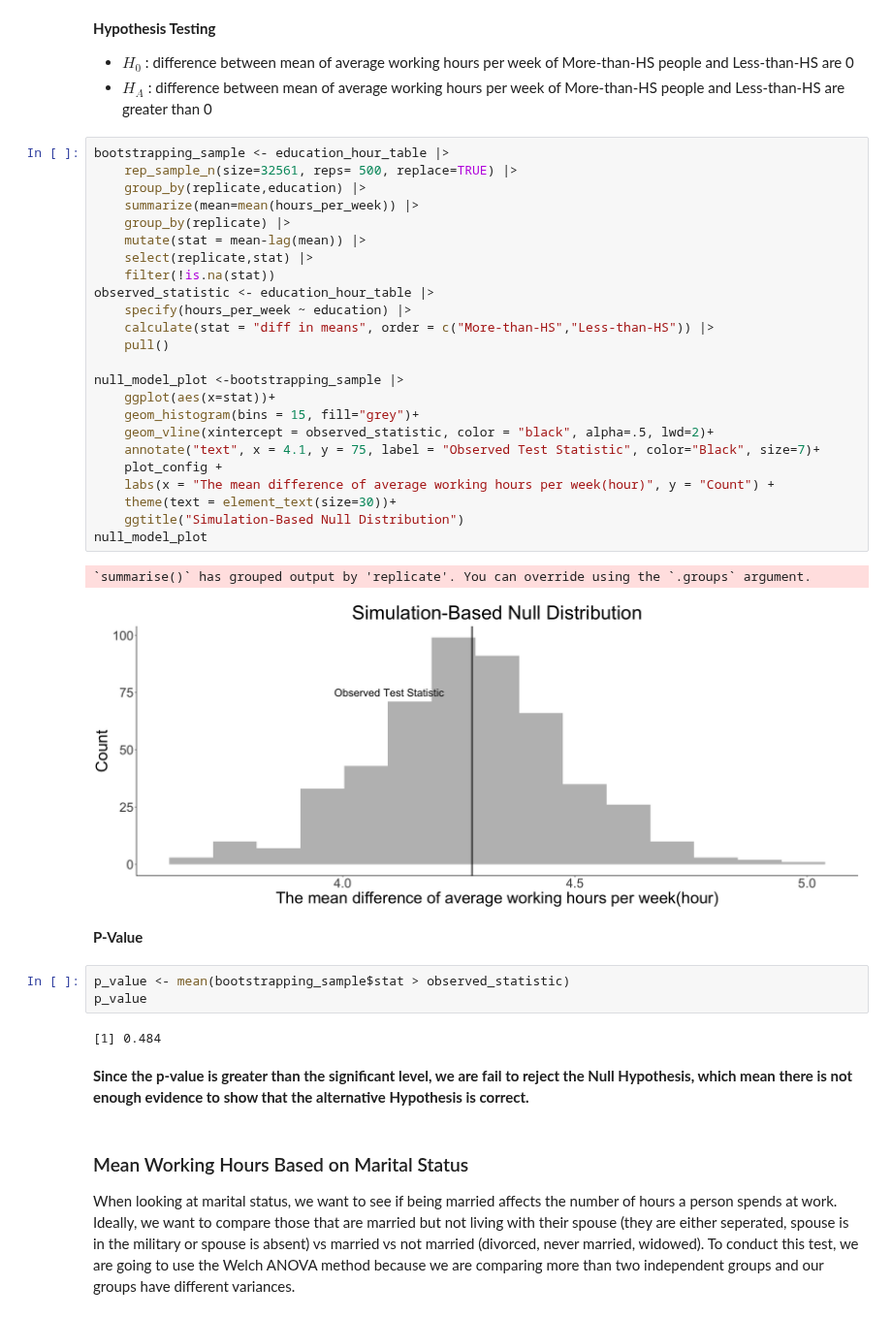
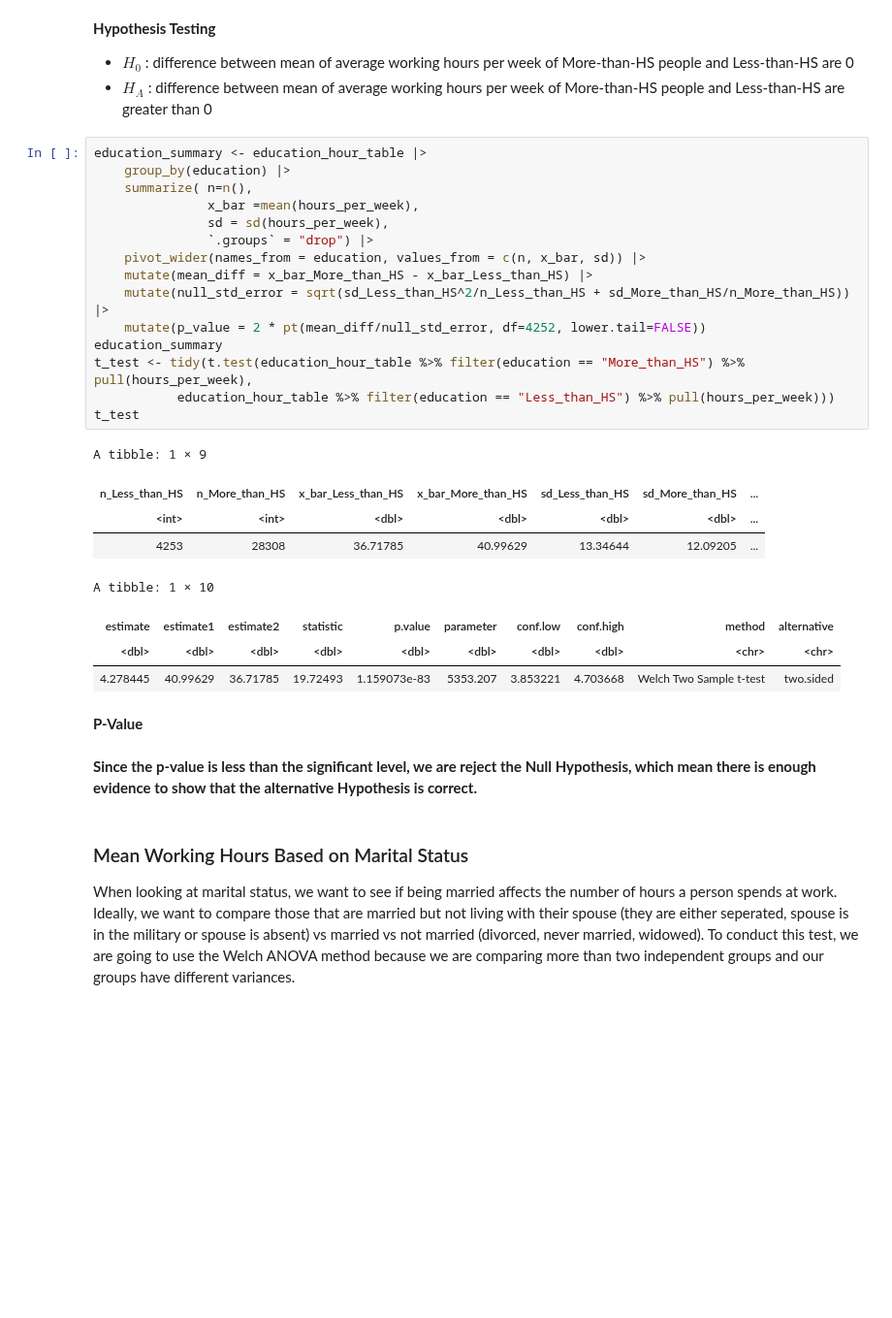
Before and after one commit to sidnand/Inferential-Report-on-Adult-Working-Hours, a Jupyter notebook: Final Report.ipynb, the cells around one changed output. Shown at 97% size. Drawn from its saved outputs; the diff is of its cells as text; blank space fills up the shorter version.

```diff
--- a/Final Report.ipynb
+++ b/Final Report.ipynb
@@ -596,41 +586,33 @@ there is a 90% confidence that the true mean working hour per week for people wh
 - $H_0$ : difference between mean of average working hours per week of More-than-HS people and Less-than-HS are 0
 - $H_A$ : difference between mean of average working hours per week of More-than-HS people and Less-than-HS are greater than 0
 # %%
-bootstrapping_sample <- education_hour_table |>
-    rep_sample_n(size=32561, reps= 500, replace=TRUE) |>
-    group_by(replicate,education) |>
-    summarize(mean=mean(hours_per_week)) |>
-    group_by(replicate) |>
-    mutate(stat = mean-lag(mean)) |>
-    select(replicate,stat) |>
-    filter(!is.na(stat))
-observed_statistic <- education_hour_table |>
-    specify(hours_per_week ~ education) |>
-    calculate(stat = "diff in means", order = c("More-than-HS","Less-than-HS")) |>
-    pull()
-
-null_model_plot <-bootstrapping_sample |>
-    ggplot(aes(x=stat))+
-    geom_histogram(bins = 15, fill="grey")+
-    geom_vline(xintercept = observed_statistic, color = "black", alpha=.5, lwd=2)+
-    annotate("text", x = 4.1, y = 75, label = "Observed Test Statistic", color="Black", size=7)+
-    plot_config +
-    labs(x = "The mean difference of average working hours per week(hour)", y = "Count") +
-    theme(text = element_text(size=30))+
-    ggtitle("Simulation-Based Null Distribution")
-null_model_plot
+education_summary <- education_hour_table |>
+    group_by(education) |>
+    summarize( n=n(),
+               x_bar =mean(hours_per_week),
+               sd = sd(hours_per_week),
+               `.groups` = "drop") |>
+    pivot_wider(names_from = education, values_from = c(n, x_bar, sd)) |>
+    mutate(mean_diff = x_bar_More_than_HS - x_bar_Less_than_HS) |>
+    mutate(null_std_error = sqrt(sd_Less_than_HS^2/n_Less_than_HS + sd_More_than_HS/n_More_than_HS)) |>
+    mutate(p_value = 2 * pt(mean_diff/null_std_error, df=4252, lower.tail=FALSE))
+education_summary
+t_test <- tidy(t.test(education_hour_table %>% filter(education == "More_than_HS") %>% pull(hours_per_week),
+           education_hour_table %>% filter(education == "Less_than_HS") %>% pull(hours_per_week)))
+t_test
 # %% [output]
-`summarise()` has grouped output by 'replicate'. You can override using the `.groups` argument.
+A tibble: 1 × 9
-[figure, removed]
+| n_Less_than_HS | n_More_than_HS | x_bar_Less_than_HS | x_bar_More_than_HS | sd_Less_than_HS | sd_More_than_HS | ... |
+| <int> | <int> | <dbl> | <dbl> | <dbl> | <dbl> | ... |
+| 4253 | 28308 | 36.71785 | 40.99629 | 13.34644 | 12.09205 | ... |
+A tibble: 1 × 10
+| estimate | estimate1 | estimate2 | statistic | p.value | parameter | conf.low | conf.high | method | alternative |
+| <dbl> | <dbl> | <dbl> | <dbl> | <dbl> | <dbl> | <dbl> | <dbl> | <chr> | <chr> |
+| 4.278445 | 40.99629 | 36.71785 | 19.72493 | 1.159073e-83 | 5353.207 | 3.853221 | 4.703668 | Welch Two Sample t-test | two.sided |
 # %% [markdown]
 **P-Value**
-# %%
-p_value <- mean(bootstrapping_sample$stat > observed_statistic)
-p_value
-# %% [output]
-[1] 0.484
 # %% [markdown]
-**Since the p-value is greater than the significant level, we are fail to reject the Null Hypothesis, which mean there is not enough evidence to show that the alternative Hypothesis is correct.**
+**Since the p-value is less than the significant level, we are reject the Null Hypothesis, which mean there is enough evidence to show that the alternative Hypothesis is correct.**
 # %% [markdown]
 ### Mean Working Hours Based on Marital Status
 
```
Also changed, not shown: parts of 11 cells of this notebook.
